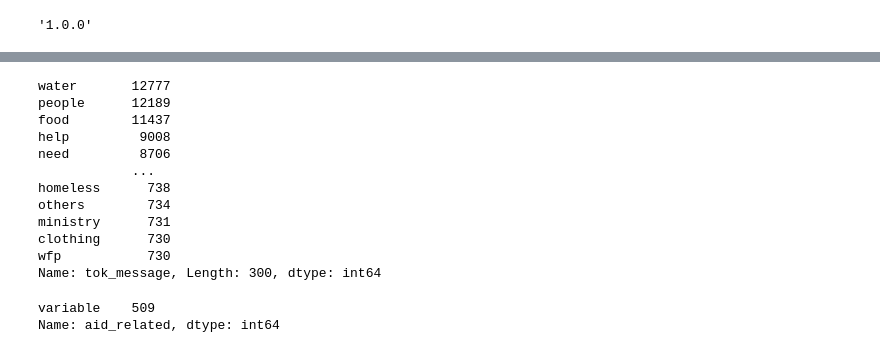
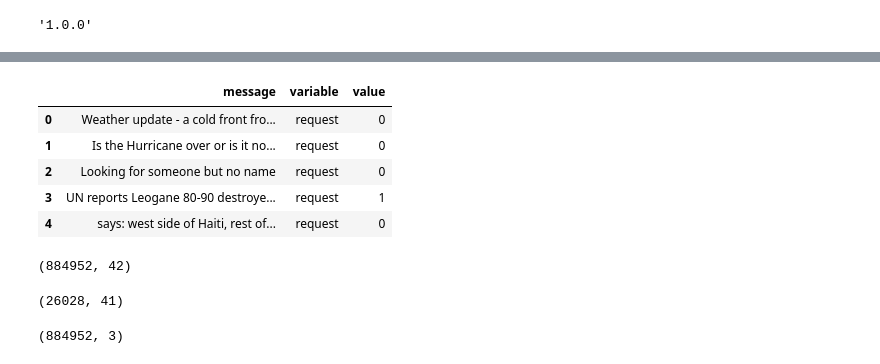
Before and after one commit to herrfeder/DataScientist, a Jupyter notebook: Project_02_Disaster_Response_Pipelines/03_Testing_Visuals.ipynb, the cells around one changed output, grey strips where cells are left out. Drawn from its saved outputs; the diff is of its cells as text; code cells hidden in the pictures.

```diff
--- a/Project_02_Disaster_Response_Pipelines/03_Testing_Visuals.ipynb
+++ b/Project_02_Disaster_Response_Pipelines/03_Testing_Visuals.ipynb
@@ -227,20 +175,0 @@ word_dict
-# %%
-df_tok_melt["tok_message"].value_counts()[:300]
-# %% [output]
-water       12777
-people      12189
-food        11437
-help         9008
-need         8706
-            ...
-homeless      738
-others        734
-ministry      731
-clothing      730
-wfp           730
-Name: tok_message, Length: 300, dtype: int64
-# %%
-word_per_cat[list(word_dict.keys())[20]]["aid_related"]
-# %% [output]
-variable    509
-Name: aid_related, dtype: int64
@@ -248,0 +176,24 @@ it_items[:100]
+# %%
+cols = df.iloc[:,5:].columns
+df_melt = df.melt(id_vars = ['message'], value_vars=var_columns)
+# %%
+df_melt.head()
+# %% [output]
+|  | message | variable | value |
+| 0 | Weather update - a cold front fro... | request | 0 |
+| 1 | Is the Hurricane over or is it no... | request | 0 |
+| 2 | Looking for someone but no name | request | 0 |
+| 3 | UN reports Leogane 80-90 destroye... | request | 1 |
+| 4 | says: west side of Haiti, rest of... | request | 0 |
+# %%
+pd.concat([df,df_melt["variable"]], axis=1).shape
+# %% [output]
+(884952, 42)
+# %%
+df.shape
+# %% [output]
+(26028, 41)
+# %%
+df_melt.shape
+# %% [output]
+(884952, 3)
```
Also changed, not shown: parts of 22 cells of this notebook, 3 other files.
